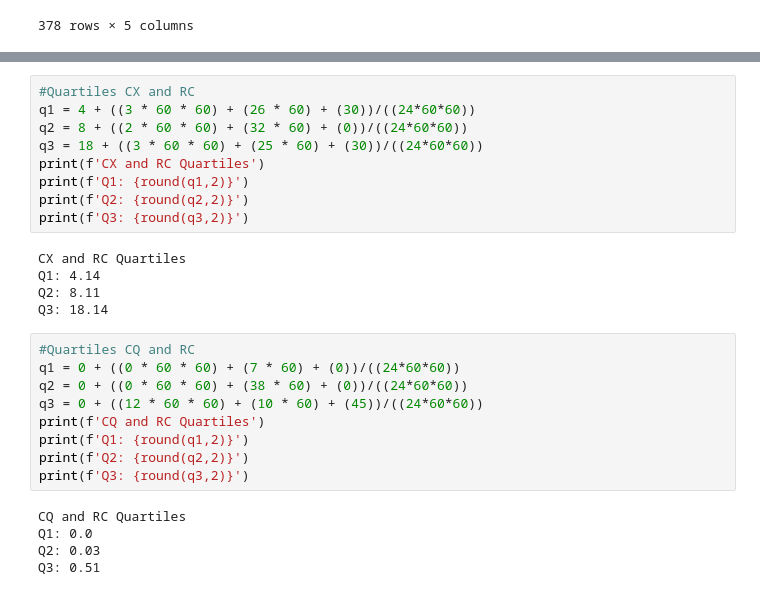
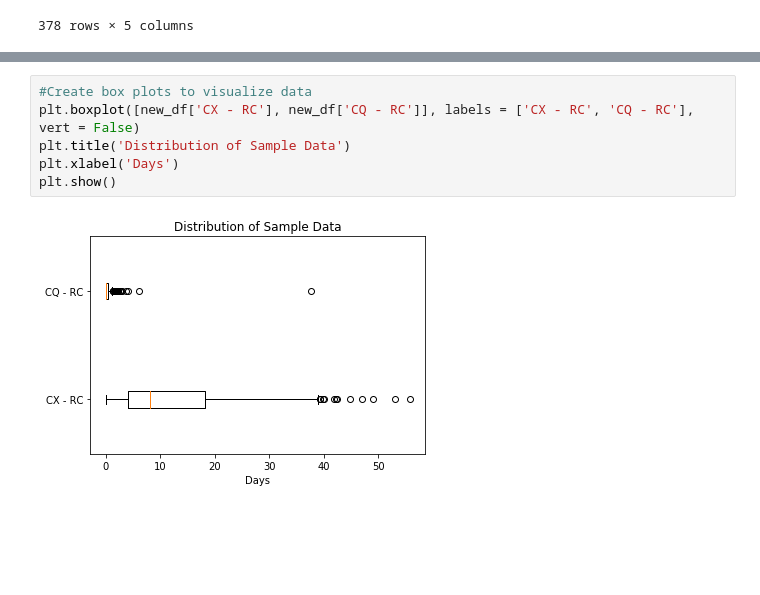
Before and after one commit to jaime030690/ECT_Report_Analysis, a Jupyter notebook: Random Samples/sample1_analysis.ipynb, the cells around one changed output, grey strips where cells are left out. Cells and saved outputs as stored; diff of their text form; blank space fills up the shorter version.

```diff
--- a/Random Samples/sample1_analysis.ipynb
+++ b/Random Samples/sample1_analysis.ipynb
@@ -103,28 +80,8 @@ Sample Stdev (CQ and RC Difference): 2.05 ±5.00%
-# %%
-#Quartiles CX and RC
-q1 = 4 + ((3 * 60 * 60) + (26 * 60) + (30))/((24*60*60))
-q2 = 8 + ((2 * 60 * 60) + (32 * 60) + (0))/((24*60*60))
-q3 = 18 + ((3 * 60 * 60) + (25 * 60) + (30))/((24*60*60))
-print(f'CX and RC Quartiles')
-print(f'Q1: {round(q1,2)}')
-print(f'Q2: {round(q2,2)}')
-print(f'Q3: {round(q3,2)}')
-# %% [output]
-CX and RC Quartiles
-Q1: 4.14
-Q2: 8.11
-Q3: 18.14
-# %%
-#Quartiles CQ and RC
-q1 = 0 + ((0 * 60 * 60) + (7 * 60) + (0))/((24*60*60))
-q2 = 0 + ((0 * 60 * 60) + (38 * 60) + (0))/((24*60*60))
-q3 = 0 + ((12 * 60 * 60) + (10 * 60) + (45))/((24*60*60))
-print(f'CQ and RC Quartiles')
-print(f'Q1: {round(q1,2)}')
-print(f'Q2: {round(q2,2)}')
-print(f'Q3: {round(q3,2)}')
-# %% [output]
-CQ and RC Quartiles
-Q1: 0.0
-Q2: 0.03
-Q3: 0.51
+# %%
+#Create box plots to visualize data
+plt.boxplot([new_df['CX - RC'], new_df['CQ - RC']], labels = ['CX - RC', 'CQ - RC'], vert = False)
+plt.title('Distribution of Sample Data')
+plt.xlabel('Days')
+plt.show()
+# %% [output]
+[figure, added]
```
Also changed, not shown: parts of 5 cells of this notebook, 1 other file.
